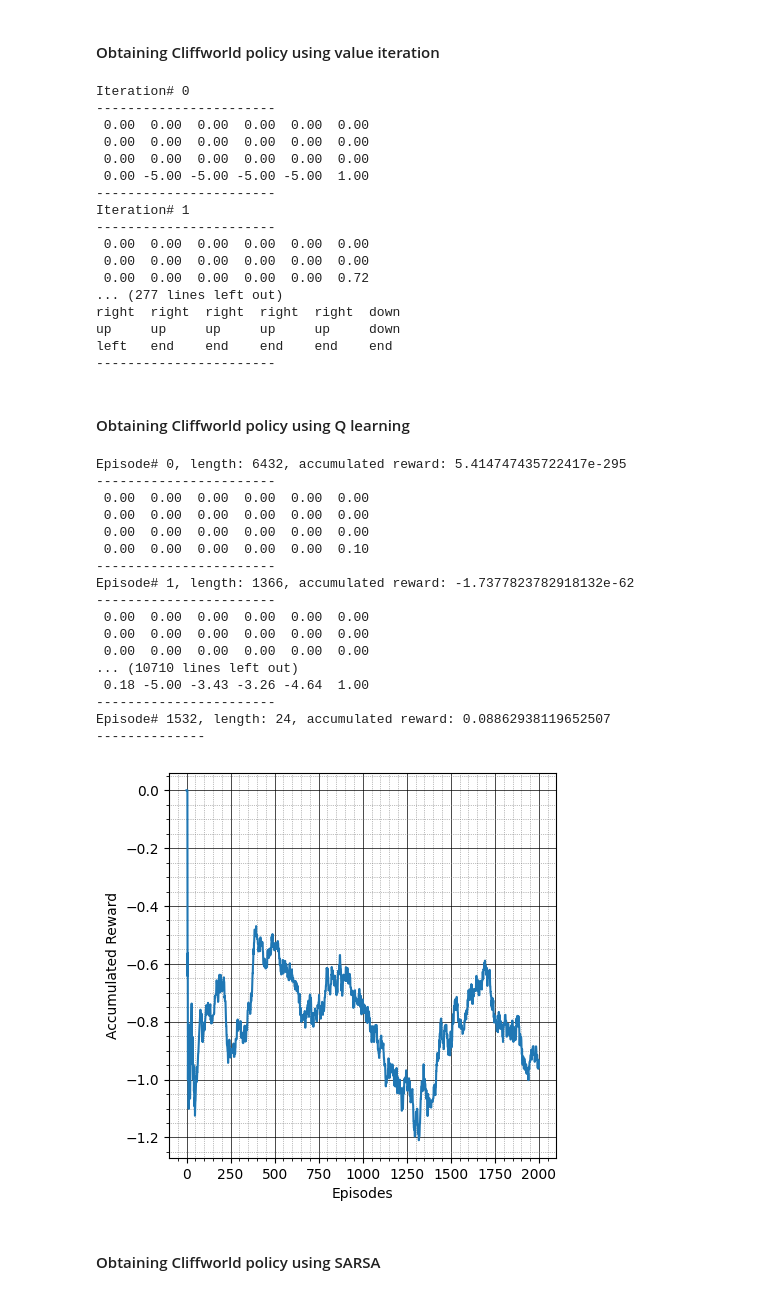
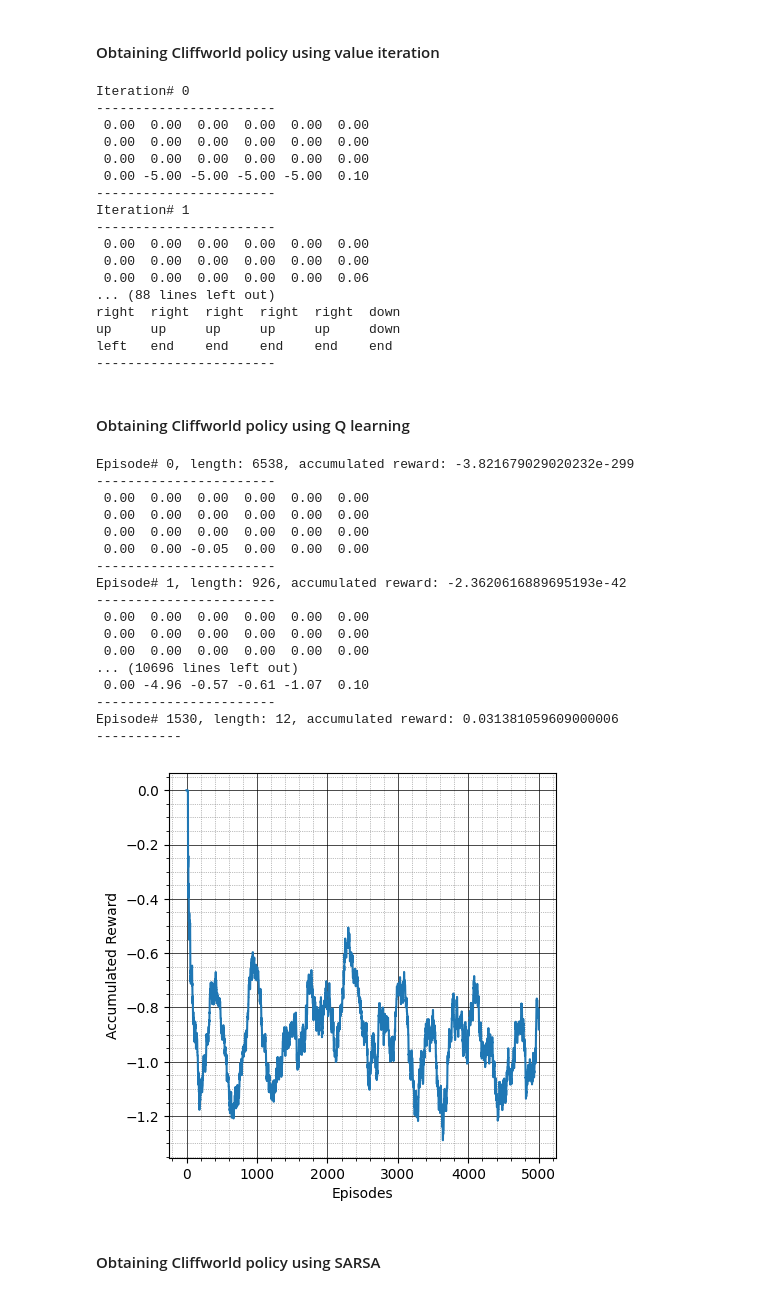
Before and after one commit to tsultan16/Reinforcement_Learning, a Jupyter notebook: grid_world.ipynb, the cells around one changed output. Cells and saved outputs as stored; diff of their text form; code cells hidden in the pictures.

```diff
--- a/grid_world.ipynb
+++ b/grid_world.ipynb
@@ -573,7 +576,7 @@ class CliffWorld(MDP):
         self.gamma = discount_factor
 
         # specify rewards
-        self.rewards =  {(1,0) : -5.0, (2,0) : -5.0, (3,0) : -5.0, (4,0) : -5.0, (5,0) : 1.0}
+        self.rewards =  {(1,0) : -5.0, (2,0) : -5.0, (3,0) : -5.0, (4,0) : -5.0, (5,0) : 0.1}
 
         # specify action cost
         self.action_cost = 0.0
@@ -740,7 +743,7 @@ class CliffWorld(MDP):
 #### Obtaining Cliffworld policy using value iteration
 # %%
 # instantiate cliff world mdp object
-cw1 = CliffWorld()
+cw1 = CliffWorld(discount_factor=0.7)
 
 value_iteration(cw1, num_iters=1000, theta=0.0001)
 
@@ -762,14 +765,14 @@ Iteration# 0
  0.00  0.00  0.00  0.00  0.00  0.00
  0.00  0.00  0.00  0.00  0.00  0.00
  0.00  0.00  0.00  0.00  0.00  0.00
- 0.00 -5.00 -5.00 -5.00 -5.00  1.00
+ 0.00 -5.00 -5.00 -5.00 -5.00  0.10
 -----------------------
 Iteration# 1
 -----------------------
  0.00  0.00  0.00  0.00  0.00  0.00
  0.00  0.00  0.00  0.00  0.00  0.00
- 0.00  0.00  0.00  0.00  0.00  0.72
-... (277 lines left out)
+ 0.00  0.00  0.00  0.00  0.00  0.06
+... (88 lines left out)
 right  right  right  right  right  down
 up     up     up     up     up     down
 left   end    end    end    end    end
@@ -780,44 +783,44 @@ left   end    end    end    end    end
 cw2 = CliffWorld(discount_factor=0.9)
 
 # instantiate Q learner
-QL1 = QLearner(cw2, epsilon=0.2)
+QL1 = QLearner(cw2, epsilon=0.2, alpha=0.01)
 
 # training
-episode_rewards = QL1.train(episodes=2000, SARSA=False)
+episode_rewards = QL1.train(episodes=5000, SARSA=False)
 
 # policy extraction
 pi1 = cw2.extract_policy()
 
 print("-----------------------")
 for y in range(cw2.height-1, -1, -1):
     for x in range(cw2.width):
         if (x,y) in pi1:
             print(f"{pi1[(x,y)]:<6}", end=' ')
         else:
             print(f"{'None':<6}", end=' ')
     print("")
 print("-----------------------")
 
 plot_rewards(episode_rewards, window_size=150)
 # %% [output]
-Episode# 0, length: 6432, accumulated reward: 5.414747435722417e-295
+Episode# 0, length: 6538, accumulated reward: -3.821679029020232e-299
 -----------------------
  0.00  0.00  0.00  0.00  0.00  0.00
  0.00  0.00  0.00  0.00  0.00  0.00
  0.00  0.00  0.00  0.00  0.00  0.00
- 0.00  0.00  0.00  0.00  0.00  0.10
+ 0.00  0.00 -0.05  0.00  0.00  0.00
 -----------------------
-Episode# 1, length: 1366, accumulated reward: -1.7377823782918132e-62
+Episode# 1, length: 926, accumulated reward: -2.3620616889695193e-42
 -----------------------
  0.00  0.00  0.00  0.00  0.00  0.00
  0.00  0.00  0.00  0.00  0.00  0.00
  0.00  0.00  0.00  0.00  0.00  0.00
-... (10710 lines left out)
- 0.18 -5.00 -3.43 -3.26 -4.64  1.00
+... (10696 lines left out)
+ 0.00 -4.96 -0.57 -0.61 -1.07  0.10
 -----------------------
-Episode# 1532, length: 24, accumulated reward: 0.08862938119652507
---------------
+Episode# 1530, length: 12, accumulated reward: 0.031381059609000006
+-----------
-[figure, old version]
+[figure, new version]
 # %% [markdown]
 #### Obtaining Cliffworld policy using SARSA
 # %%
```
Also changed, not shown: parts of 4 cells of this notebook.
